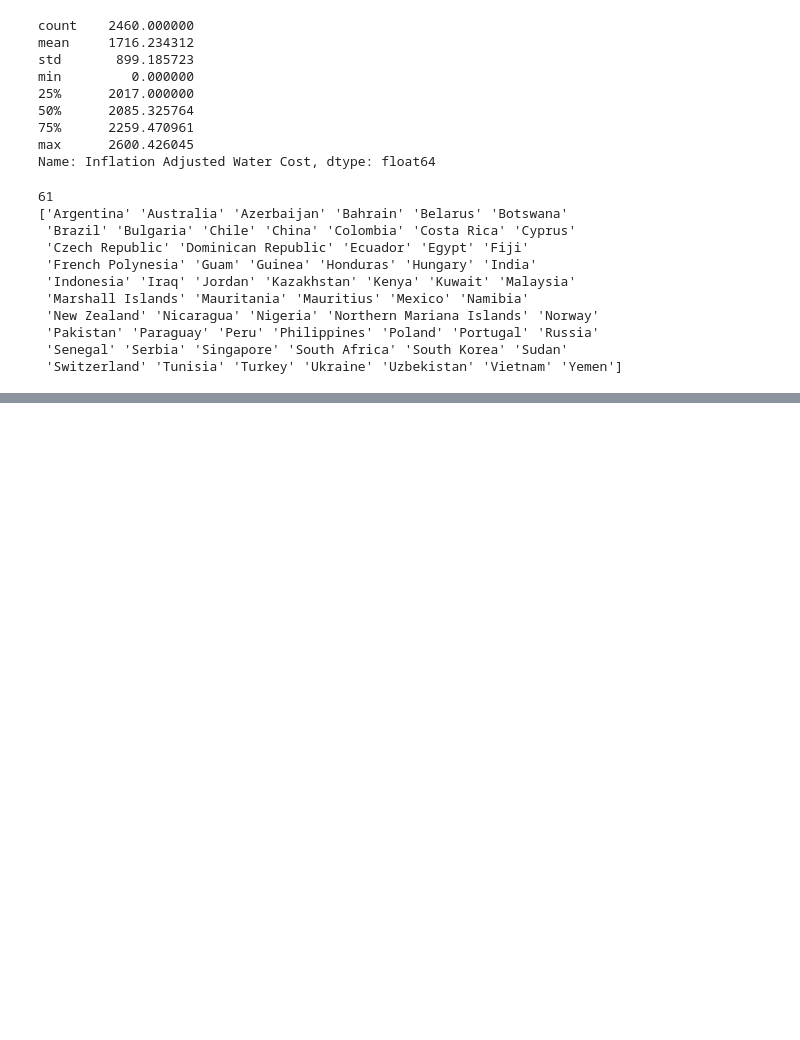
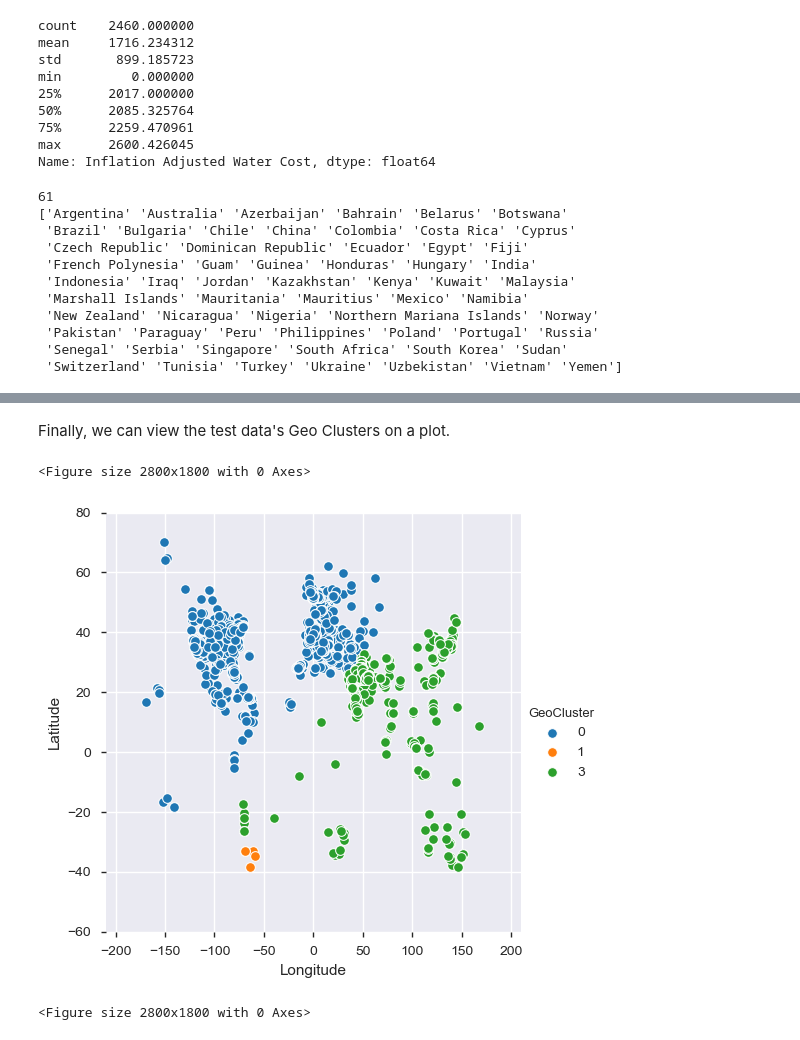
Before and after one commit to rvv2106/Desal-Project, a Jupyter notebook: Solar_Desal_Rohan.ipynb, the cells around one changed output, grey strips where cells are left out. Drawn from its saved outputs; the diff is of its cells as text; code cells hidden in the pictures; blank space fills up the shorter version.

```diff
--- a/Solar_Desal_Rohan.ipynb
+++ b/Solar_Desal_Rohan.ipynb
@@ -212,0 +333,3 @@ mdf.describe()
+# %%
+#Fill missing water data
+train.loc[:,'Inflation Adjusted Water Cost'] = train.apply(lambda x:fillWater(x['Inflation Adjusted Water Cost'],x['GeoCluster']),axis=1)
@@ -212,0 +344,4 @@ mdf.describe()
+# %%
+#Set cluster and fill missing water data in test set
+test['GeoCluster'] = kmeans.predict(test[['Longitude','Latitude']])
+test.loc[:,'Inflation Adjusted Water Cost'] = test.apply(lambda x:fillWater(x['Inflation Adjusted Water Cost'],x['GeoCluster']),axis=1)
@@ -212,0 +361,5 @@ mdf.describe()
+# %%
+#Normalize continuous variables by standard deviation
+def clusterNormalize(value,field,cluster):
+    #print('enter')
+    return value/(cluster_summary.get(cluster).get(field).get('sdev'))
@@ -212,0 +375,6 @@ mdf.describe()
+# %%
+for f in ['Capacity (MGD)','Units','Unit size (m3/d)','Inflation Adjusted EPC','Inflation Adjusted Water Cost']:
+    train_norm = pd.DataFrame(train.apply(lambda x:float(clusterNormalize(x[f],f,x['GeoCluster'])),axis=1)).set_index(train.index)
+    train[f] = train_norm
+    test_norm = pd.DataFrame(test.apply(lambda x:float(clusterNormalize(x[f],f,x['GeoCluster'])),axis=1)).set_index(test.index)
+    test[f] = test_norm
@@ -212,0 +392,12 @@ mdf.describe()
+# %% [markdown]
+Finally, we can view the test data's Geo Clusters on a plot.
+# %%
+##Need to review this, doesn't look right
+sns.pairplot(x_vars=["Longitude"], y_vars=["Latitude"], data=test, hue="GeoCluster", size=5)
+plt.xlim([-210, 210])
+plt.ylim([-60, 80])
+plt.figure(figsize=(28, 18))
+# %% [output]
+<Figure size 2800x1800 with 0 Axes>
+[figure, added]
+<Figure size 2800x1800 with 0 Axes>
```
Also changed, not shown: parts of 69 cells of this notebook.
